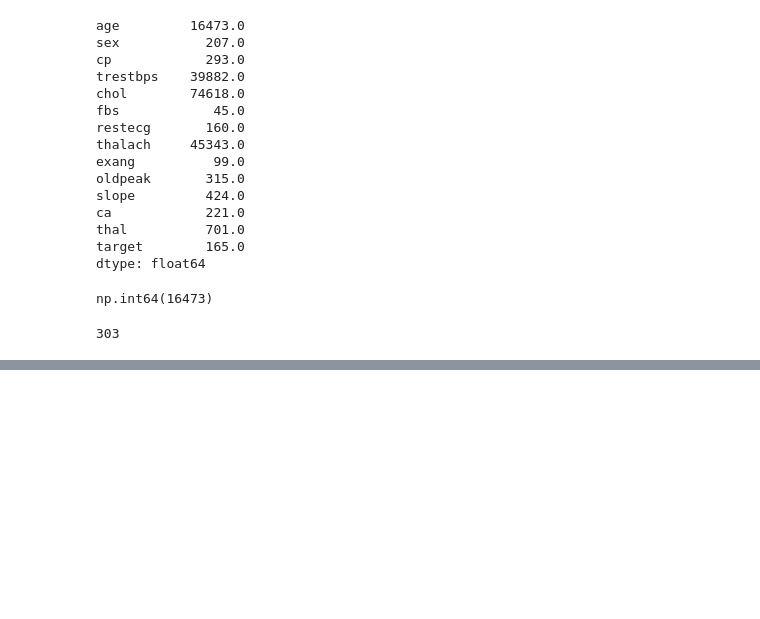
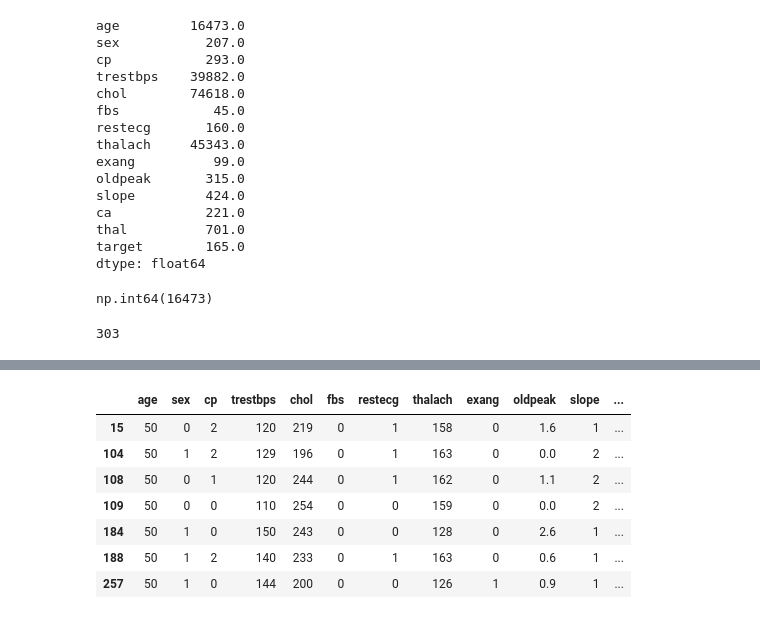
Before and after one commit to pavlovskakristina/ML-journey, a Jupyter notebook: Project1/heart_dis.ipynb, the cells around one changed output, grey strips where cells are left out. Saved outputs shown, nothing was run; the diff lists cells and outputs as text; code cells hidden in the pictures; blank space fills up the shorter version.

```diff
--- a/Project1/heart_dis.ipynb
+++ b/Project1/heart_dis.ipynb
@@ -124,0 +224,12 @@ len(heart_disease)
+# %%
+# Boolean indexing
+heart_disease[heart_disease["age"] == 50]
+# %% [output]
+|  | age | sex | cp | trestbps | chol | fbs | restecg | thalach | exang | oldpeak | slope | ... |
+| 15 | 50 | 0 | 2 | 120 | 219 | 0 | 1 | 158 | 0 | 1.6 | 1 | ... |
+| 104 | 50 | 1 | 2 | 129 | 196 | 0 | 1 | 163 | 0 | 0.0 | 2 | ... |
+| 108 | 50 | 0 | 1 | 120 | 244 | 0 | 1 | 162 | 0 | 1.1 | 2 | ... |
+| 109 | 50 | 0 | 0 | 110 | 254 | 0 | 0 | 159 | 0 | 0.0 | 2 | ... |
+| 184 | 50 | 1 | 0 | 150 | 243 | 0 | 0 | 128 | 0 | 2.6 | 1 | ... |
+| 188 | 50 | 1 | 2 | 140 | 233 | 0 | 1 | 163 | 0 | 0.6 | 1 | ... |
+| 257 | 50 | 1 | 0 | 144 | 200 | 0 | 0 | 126 | 1 | 0.9 | 1 | ... |
```
Also changed, not shown: parts of 8 cells of this notebook.
